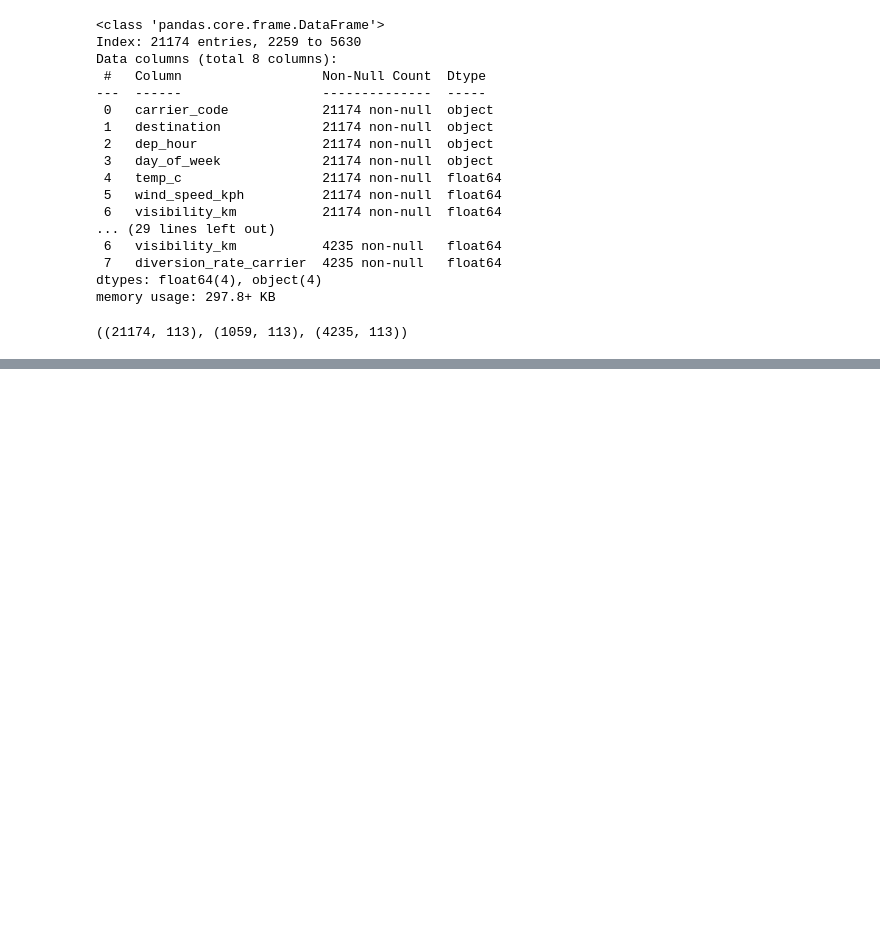
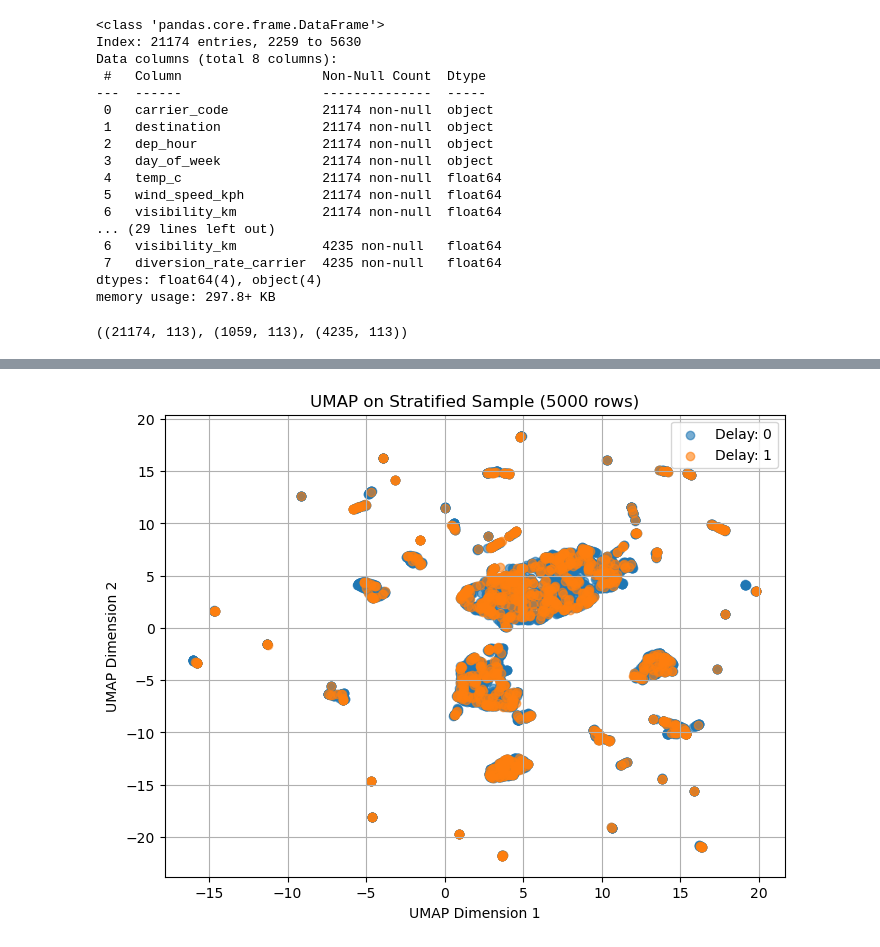
Before and after one commit to ppavank83/flight-delay-analytics, a Jupyter notebook: eda_preprocessing/eda.ipynb, the cells around one changed output, grey strips where cells are left out. Saved outputs shown, nothing was run; the diff lists cells and outputs as text; code cells hidden in the pictures; blank space fills up the shorter version.

```diff
--- a/eda_preprocessing/eda.ipynb
+++ b/eda_preprocessing/eda.ipynb
@@ -582,0 +689,20 @@ X_train_final.shape, X_val_final.shape, X_test_final.shape
+# %%
+# UMAP projection to 2D
+umap_reducer = umap.UMAP(n_components=2, random_state=42)
+X_umap = umap_reducer.fit_transform(X_sample)
+
+# Plot
+plt.figure(figsize=(8, 6))
+for label in np.unique(y_sample):
+    idx = y_sample == label
+    plt.scatter(X_umap[idx, 0], X_umap[idx, 1],
+                label=f"Delay: {label}", alpha=0.6)
+
+plt.title("UMAP on Stratified Sample (5000 rows)")
+plt.xlabel("UMAP Dimension 1")
+plt.ylabel("UMAP Dimension 2")
+plt.legend()
+plt.grid(True)
+plt.show()
+# %% [output]
+[figure, added]
```
Also changed, not shown: parts of 21 cells of this notebook, 14 other files.
